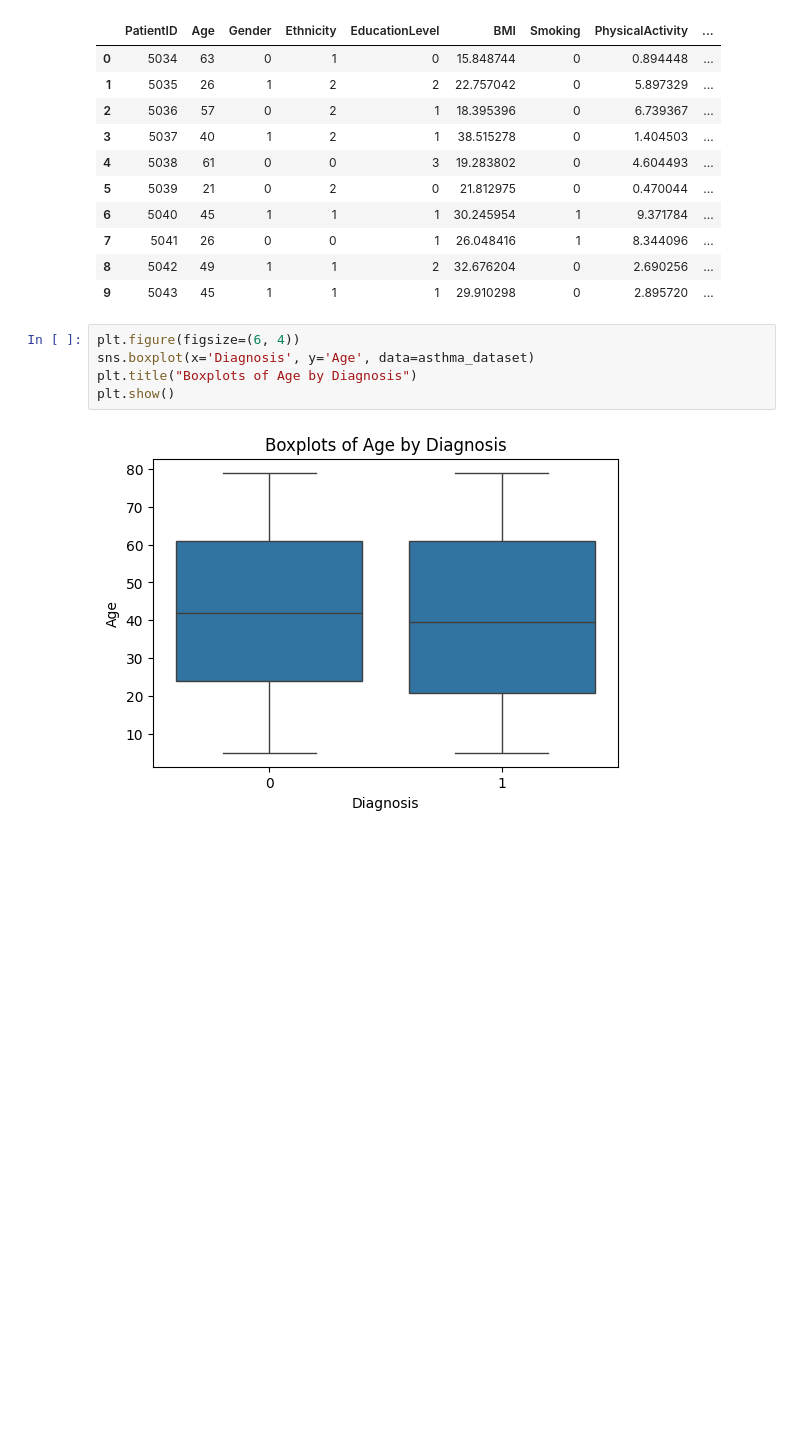
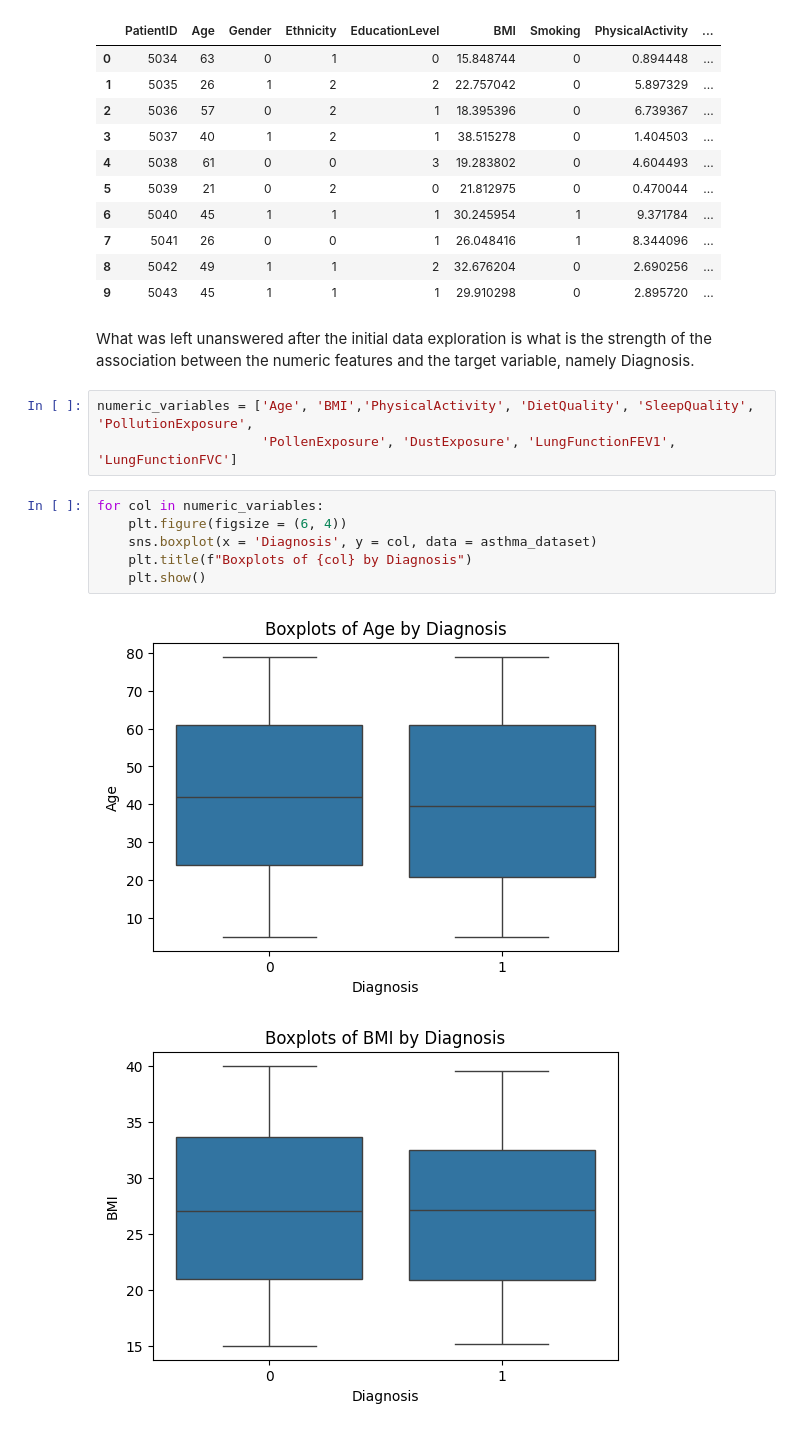
Before and after one commit to kchomakova/ai_upskill_2025_datascience, a Jupyter notebook: notebooks/Feature Manipulation.ipynb, the cells around one changed output. Cells and saved outputs as stored; diff of their text form; blank space fills up the shorter version.

```diff
--- a/notebooks/Feature Manipulation.ipynb
+++ b/notebooks/Feature Manipulation.ipynb
@@ -23,10 +24,17 @@ asthma_dataset.head(10)
 | 7 | 5041 | 26 | 0 | 0 | 1 | 26.048416 | 1 | 8.344096 | ... |
 | 8 | 5042 | 49 | 1 | 1 | 2 | 32.676204 | 0 | 2.690256 | ... |
 | 9 | 5043 | 45 | 1 | 1 | 1 | 29.910298 | 0 | 2.895720 | ... |
+# %% [markdown]
+What was left unanswered after the initial data exploration is what is the strength of the association between the numeric features and the target variable, namely Diagnosis.
+# %%
+numeric_variables = ['Age', 'BMI','PhysicalActivity', 'DietQuality', 'SleepQuality', 'PollutionExposure',
+                     'PollenExposure', 'DustExposure', 'LungFunctionFEV1', 'LungFunctionFVC']
 # %%
-plt.figure(figsize=(6, 4))
-sns.boxplot(x='Diagnosis', y='Age', data=asthma_dataset)
-plt.title("Boxplots of Age by Diagnosis")
-plt.show()
+for col in numeric_variables:
+    plt.figure(figsize = (6, 4))
+    sns.boxplot(x = 'Diagnosis', y = col, data = asthma_dataset)
+    plt.title(f"Boxplots of {col} by Diagnosis")
+    plt.show()
 # %% [output]
 [figure]
+[figure, added]
```
Also changed, not shown: parts of 7 cells of this notebook.
